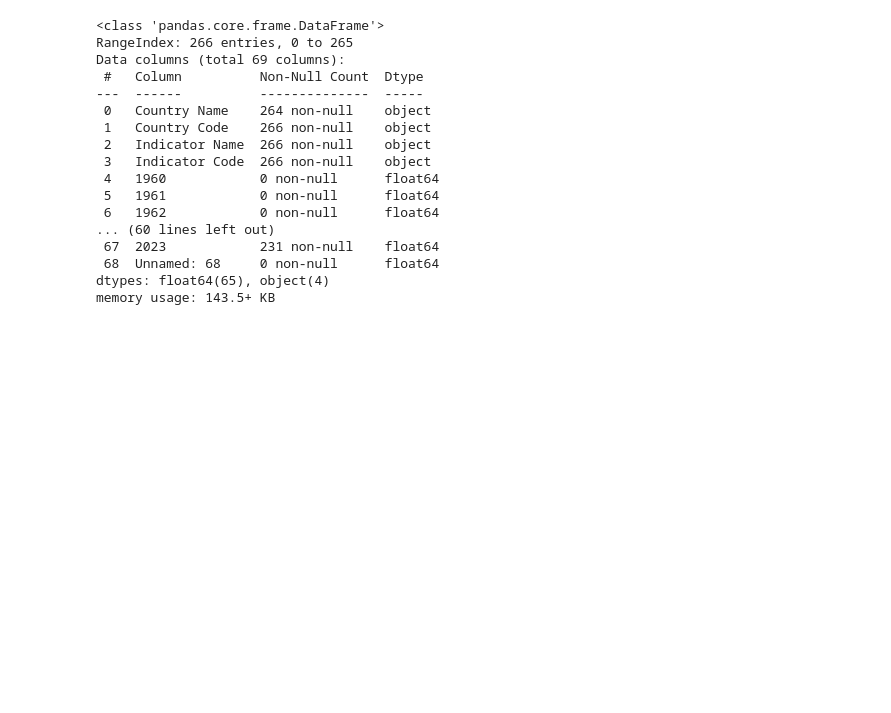
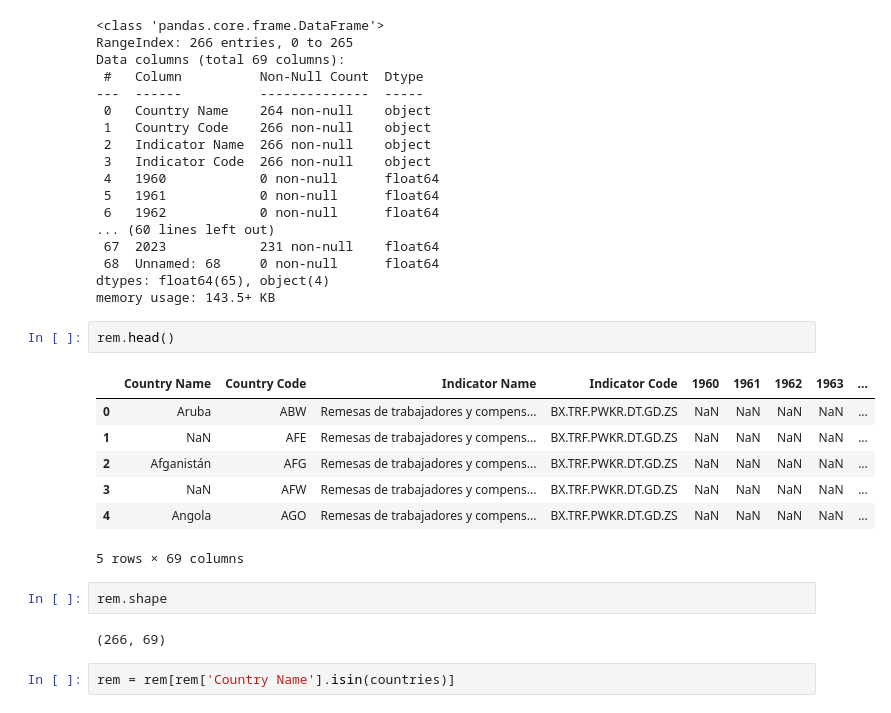
Before and after one commit to Maquililo/prueba-reclutamiento-python, a Jupyter notebook: notebook.ipynb, the cells around one changed output. Cells and saved outputs as stored; diff of their text form; blank space fills up the shorter version.

```diff
--- a/notebook.ipynb
+++ b/notebook.ipynb
@@ -259,3 +257,19 @@ Data columns (total 69 columns):
  68  Unnamed: 68     0 non-null      float64
 dtypes: float64(65), object(4)
 memory usage: 143.5+ KB
+# %%
+rem.head()
+# %% [output]
+|  | Country Name | Country Code | Indicator Name | Indicator Code | 1960 | 1961 | 1962 | 1963 | ... |
+| 0 | Aruba | ABW | Remesas de trabajadores y compens... | BX.TRF.PWKR.DT.GD.ZS | NaN | NaN | NaN | NaN | ... |
+| 1 | NaN | AFE | Remesas de trabajadores y compens... | BX.TRF.PWKR.DT.GD.ZS | NaN | NaN | NaN | NaN | ... |
+| 2 | Afganistán | AFG | Remesas de trabajadores y compens... | BX.TRF.PWKR.DT.GD.ZS | NaN | NaN | NaN | NaN | ... |
+| 3 | NaN | AFW | Remesas de trabajadores y compens... | BX.TRF.PWKR.DT.GD.ZS | NaN | NaN | NaN | NaN | ... |
+| 4 | Angola | AGO | Remesas de trabajadores y compens... | BX.TRF.PWKR.DT.GD.ZS | NaN | NaN | NaN | NaN | ... |
+5 rows × 69 columns
+# %%
+rem.shape
+# %% [output]
+(266, 69)
+# %%
+rem = rem[rem['Country Name'].isin(countries)]
```
Also changed, not shown: parts of 25 cells of this notebook.
